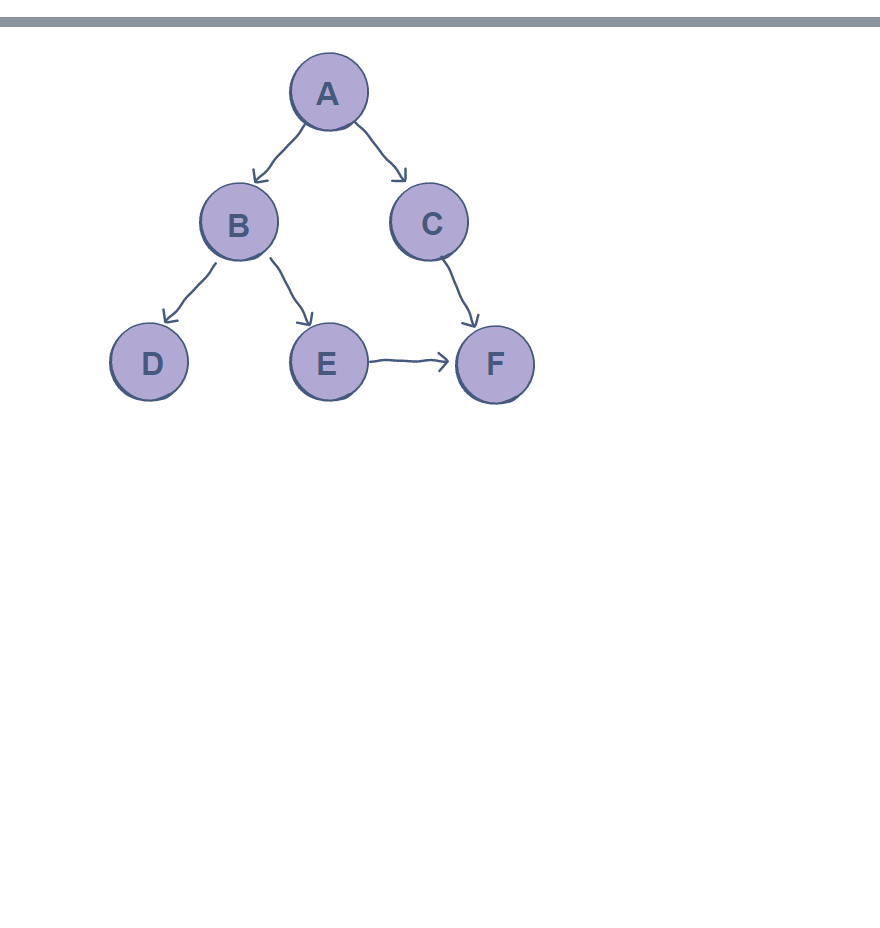
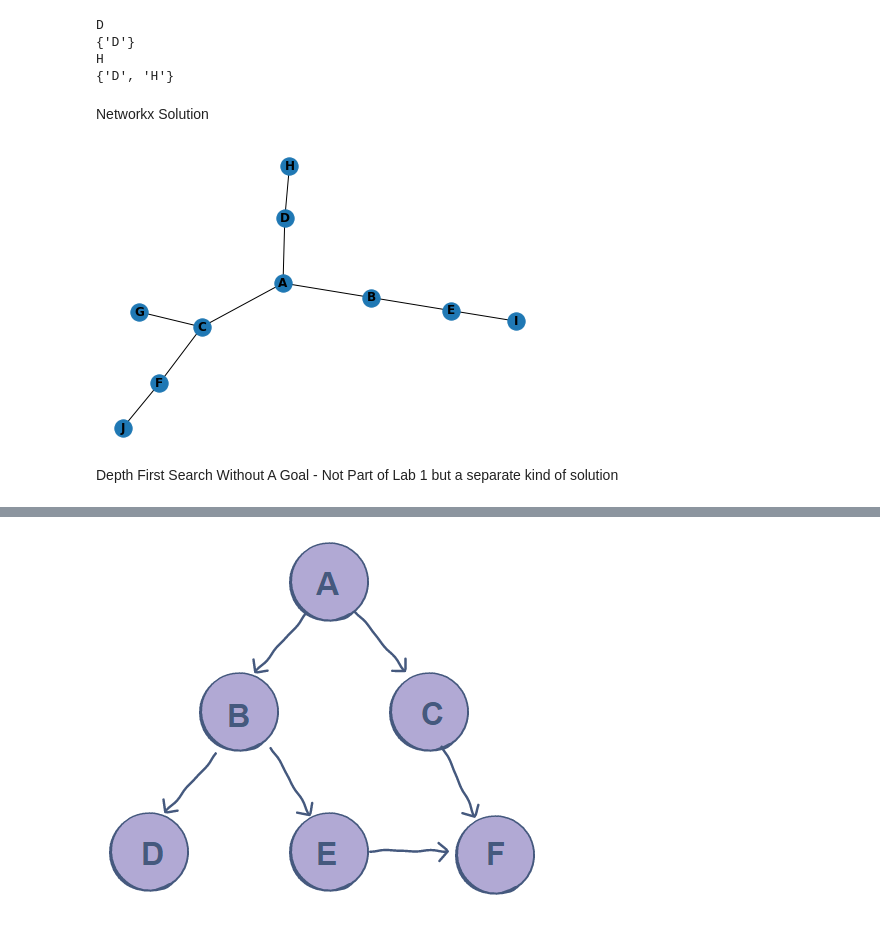
Before and after one commit to RFHertel/ESOF-4011, a Jupyter notebook: Lab1_Depth_First_Search.ipynb, the cells around one changed output, grey strips where cells are left out. Drawn from its saved outputs; the diff is of its cells as text; code cells hidden in the pictures; blank space fills up the shorter version.

```diff
--- a/Lab1_Depth_First_Search.ipynb
+++ b/Lab1_Depth_First_Search.ipynb
@@ -2,0 +70,33 @@
+# %%
+dfs_b(graph_assignment_1,'D', '')
+# %% [output]
+D
+{'D'}
+H
+{'D', 'H'}
+# %% [markdown]
+Networkx Solution
+# %%
+import networkx as nx
+
+G = nx.Graph()
+G.add_nodes_from(['A','B','C','D','E','F','G','H','I','J']) #add multiple nodes
+G.add_edge('A','B')
+G.add_edge('B','E')
+G.add_edge('E','I')
+G.add_edge('A','C')
+G.add_edge('C','G')
+G.add_edge('C','F')
+G.add_edge('F','J')
+G.add_edge('A','D')
+G.add_edge('D','H')
+# %%
+import matplotlib.pyplot as plt
+
+nx.draw(G, with_labels=True, font_weight='bold')
+
+plt.show()
+# %% [output]
+[figure, added]
+# %% [markdown]
+Depth First Search Without A Goal  - Not Part of Lab 1 but a separate kind of solution
```
Also changed, not shown: parts of 13 cells of this notebook.
